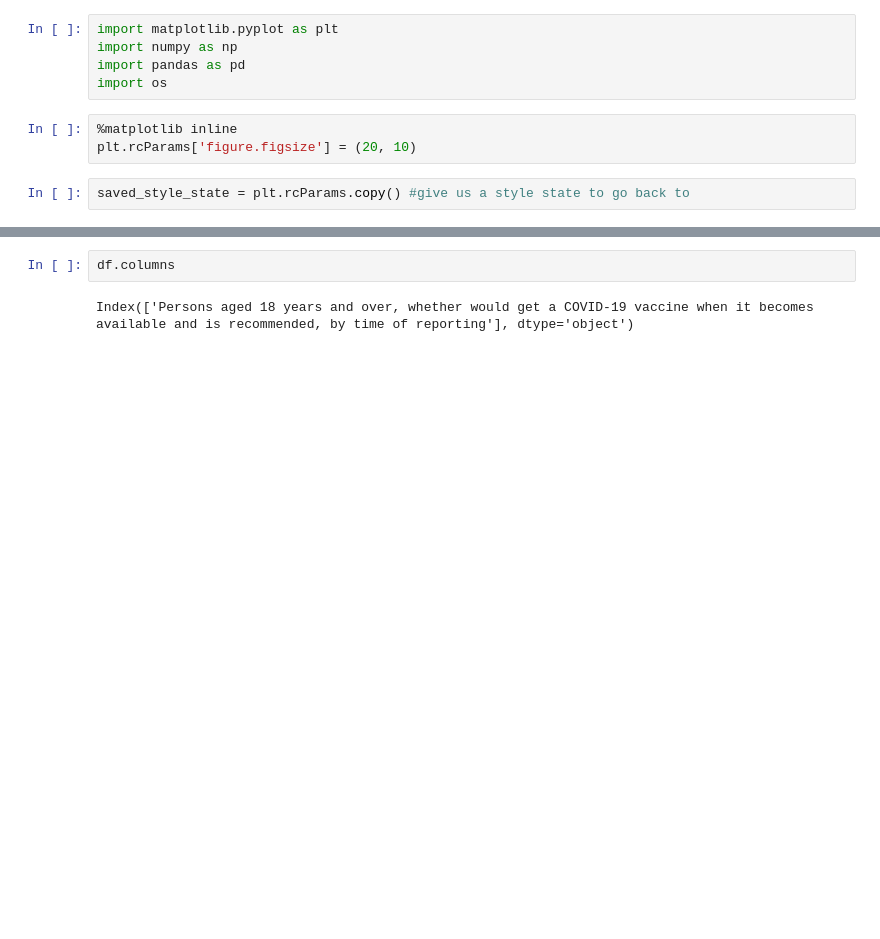
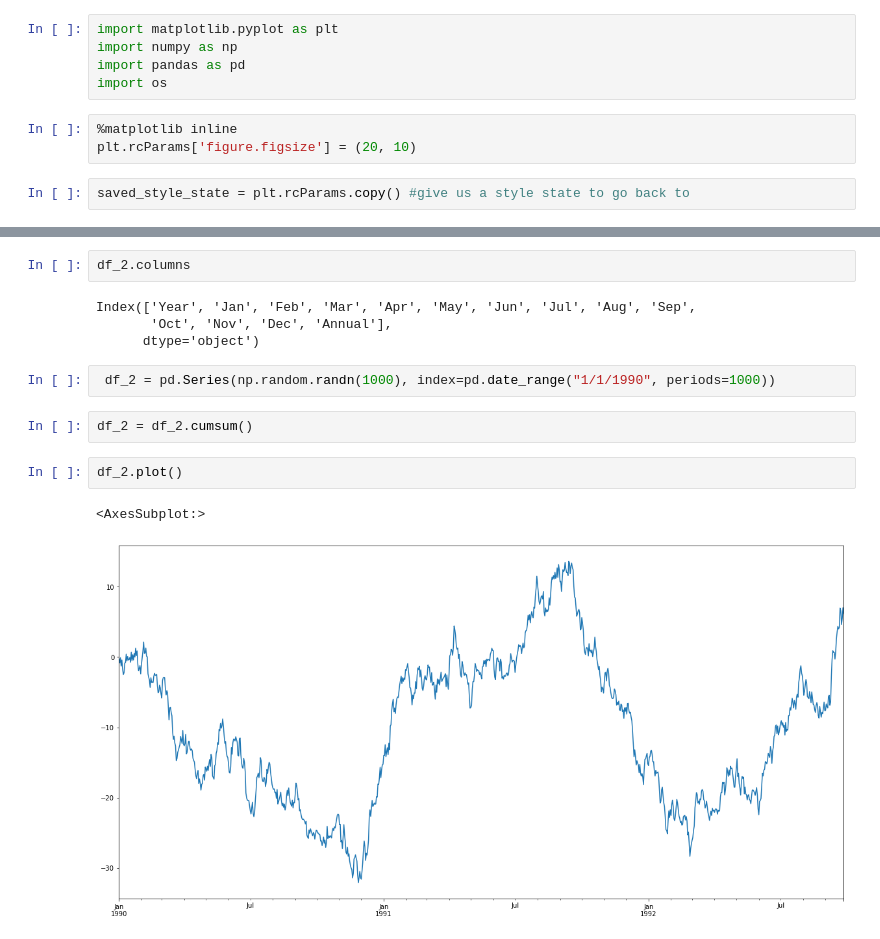
Before and after one commit to JordanLewisStudio/Data_project, a Jupyter notebook: data_project.ipynb, the cells around one changed output, grey strips where cells are left out. Cells and saved outputs as stored; diff of their text form; blank space fills up the shorter version.

```diff
--- a/data_project.ipynb
+++ b/data_project.ipynb
@@ -44,4 +101,15 @@ memory usage: 960.0+ bytes
 # %%
-df.columns
+df_2.columns
 # %% [output]
-Index(['Persons aged 18 years and over, whether would get a COVID-19 vaccine when it becomes available and is recommended, by time of reporting'], dtype='object')
+Index(['Year', 'Jan', 'Feb', 'Mar', 'Apr', 'May', 'Jun', 'Jul', 'Aug', 'Sep',
+       'Oct', 'Nov', 'Dec', 'Annual'],
+      dtype='object')
+# %%
+ df_2 = pd.Series(np.random.randn(1000), index=pd.date_range("1/1/1990", periods=1000))
+# %%
+df_2 = df_2.cumsum()
+# %%
+df_2.plot()
+# %% [output]
+<AxesSubplot:>
+[figure, added]
```
Also changed, not shown: parts of 9 cells of this notebook, 2 other files.
